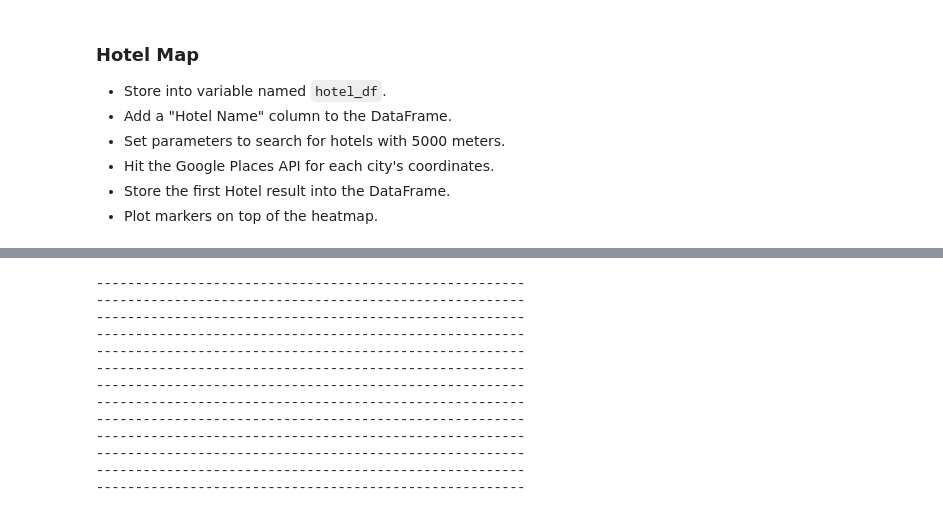
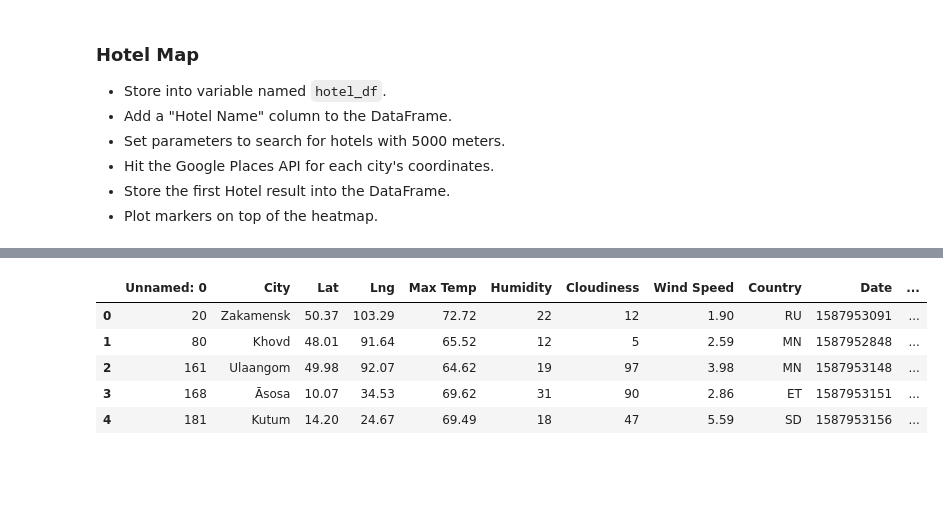
Before and after one commit to JPHebert32/python-api-challenge, a Jupyter notebook: VacationPy/VacationPy.ipynb, the cells around one changed output, grey strips where cells are left out. Drawn from its saved outputs; the diff is of its cells as text; code cells hidden in the pictures; blank space fills up the shorter version.

```diff
--- a/VacationPy/VacationPy.ipynb
+++ b/VacationPy/VacationPy.ipynb
@@ -101,40 +105,15 @@ dtype: object
-# %%
-#Store into variable named hotel_df
-hotel_df = prime_weather
-
-for i, city in hotel_df.iterrows():
-    # get lat, lng from df
-    lat = hotel_df["Lat"]
-    lng = hotel_df["Lng"]
-
-    # PARAMS Dictionary updates each iteration
-    params = {"location":(f'{lat}, {lng}'),
-          "radius": 5000,
-          "types": "lodging",
-          "key": g_key}
-
-    # Create url and make API request #Get the JSON from the response
-    response = requests.get(base_url, params=params).json()
-
-    try:
-        hotel_df.loc[index, "Hotel Name"] = response["results"][0]["name"]
-        hotel_df.loc[index, "Hotel Location"] = response["results"][0]["plus_code"]["compound_code"]
-        hotel_df.loc[index, "Hotel Lng"] = response["results"][0]["geometry"]["location"]["lng"]
-        hotel_df.loc[index, "Hotel Lat"] = response["results"][0]["geometry"]["location"]["lat"]
-    except:
-        #print(f"Hotel not found in the {row['City']}, {row['Country']}...Skipping.")
-        print("-------------------------------------------------------")
-# %% [output]
--------------------------------------------------------
--------------------------------------------------------
--------------------------------------------------------
--------------------------------------------------------
--------------------------------------------------------
--------------------------------------------------------
--------------------------------------------------------
--------------------------------------------------------
--------------------------------------------------------
--------------------------------------------------------
--------------------------------------------------------
--------------------------------------------------------
--------------------------------------------------------
+# %%
+hotel_df = prime_weather_df
+hotel_df["Hotel Name"] = ""
+hotel_df.reset_index(inplace=True)
+hotel_df= hotel_df.drop(columns='index')
+lat = hotel_df["Lat"].astype(float)
+lng = hotel_df["Lng"].astype(float)
+hotel_df.head()
+# %% [output]
+|  | Unnamed: 0 | City | Lat | Lng | Max Temp | Humidity | Cloudiness | Wind Speed | Country | Date | ... |
+| 0 | 20 | Zakamensk | 50.37 | 103.29 | 72.72 | 22 | 12 | 1.90 | RU | 1587953091 | ... |
+| 1 | 80 | Khovd | 48.01 | 91.64 | 65.52 | 12 | 5 | 2.59 | MN | 1587952848 | ... |
+| 2 | 161 | Ulaangom | 49.98 | 92.07 | 64.62 | 19 | 97 | 3.98 | MN | 1587953148 | ... |
+| 3 | 168 | Āsosa | 10.07 | 34.53 | 69.62 | 31 | 90 | 2.86 | ET | 1587953151 | ... |
+| 4 | 181 | Kutum | 14.20 | 24.67 | 69.49 | 18 | 47 | 5.59 | SD | 1587953156 | ... |
```
Also changed, not shown: parts of 8 cells of this notebook, 1 other file.
